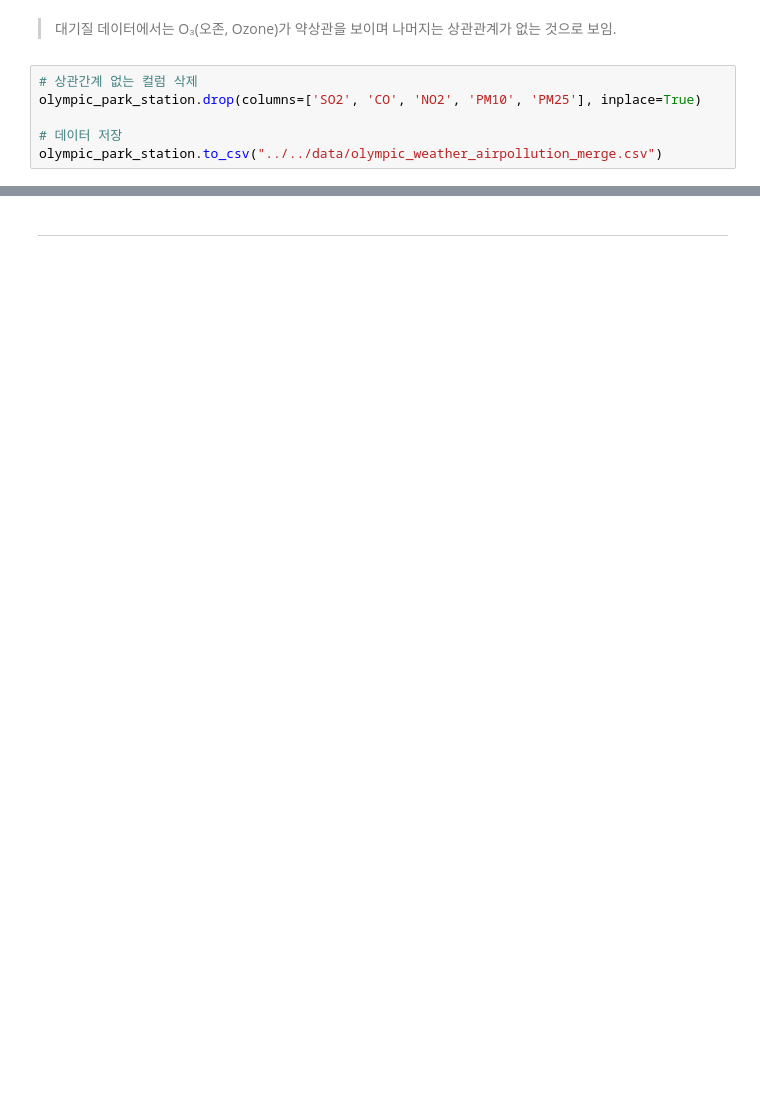
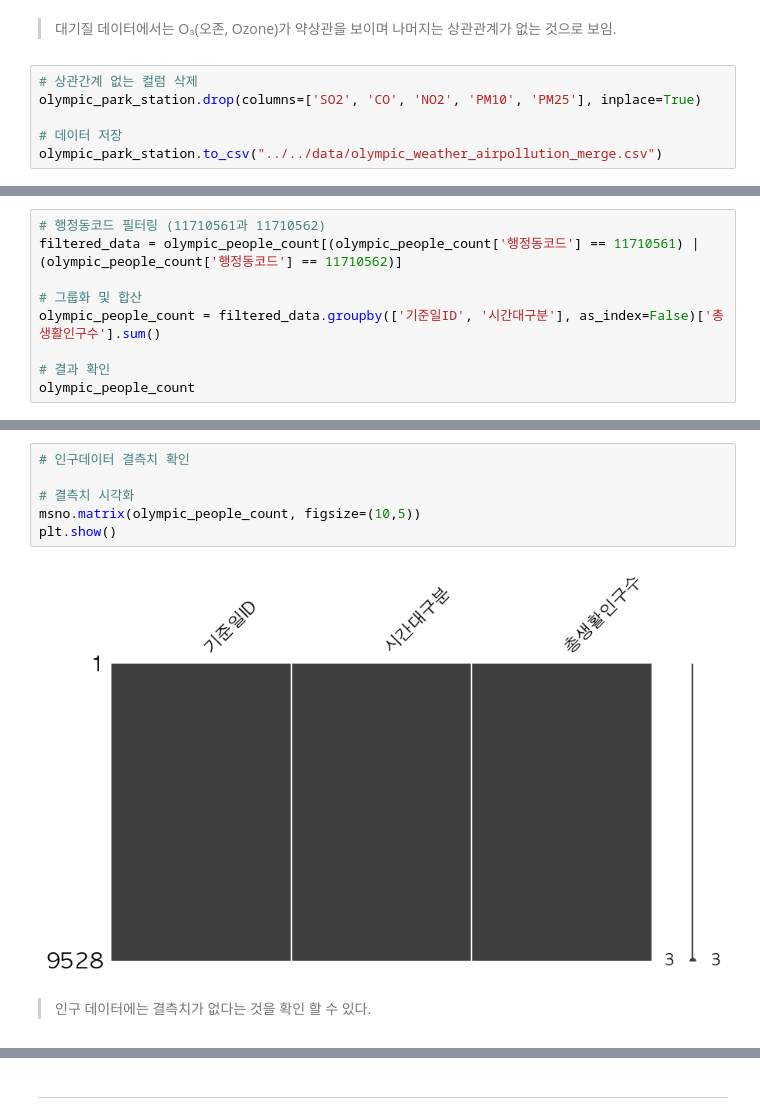
Before and after one commit to donghun-ha/Ddareungi, a Jupyter notebook: python/note/dh/olympic_park.ipynb, the cells around one changed output, grey strips where cells are left out. Drawn from its saved outputs; the diff is of its cells as text; blank space fills up the shorter version.

```diff
--- a/python/note/dh/olympic_park.ipynb
+++ b/python/note/dh/olympic_park.ipynb
@@ -992,0 +1054,9 @@ olympic_park_station.to_csv("../../data/olympic_weather_airpollution_merge.csv")
+# %%
+# 행정동코드 필터링 (11710561과 11710562)
+filtered_data = olympic_people_count[(olympic_people_count['행정동코드'] == 11710561) | (olympic_people_count['행정동코드'] == 11710562)]
+
+# 그룹화 및 합산
+olympic_people_count = filtered_data.groupby(['기준일ID', '시간대구분'], as_index=False)['총생활인구수'].sum()
+
+# 결과 확인
+olympic_people_count
@@ -992,0 +1077,10 @@ olympic_park_station.to_csv("../../data/olympic_weather_airpollution_merge.csv")
+# %%
+# 인구데이터 결측치 확인
+
+# 결측치 시각화
+msno.matrix(olympic_people_count, figsize=(10,5))
+plt.show()
+# %% [output]
+[figure, added]
+# %% [markdown]
+> 인구 데이터에는 결측치가 없다는 것을 확인 할 수 있다.
```
Also changed, not shown: parts of 64 cells of this notebook, 11 other files.
